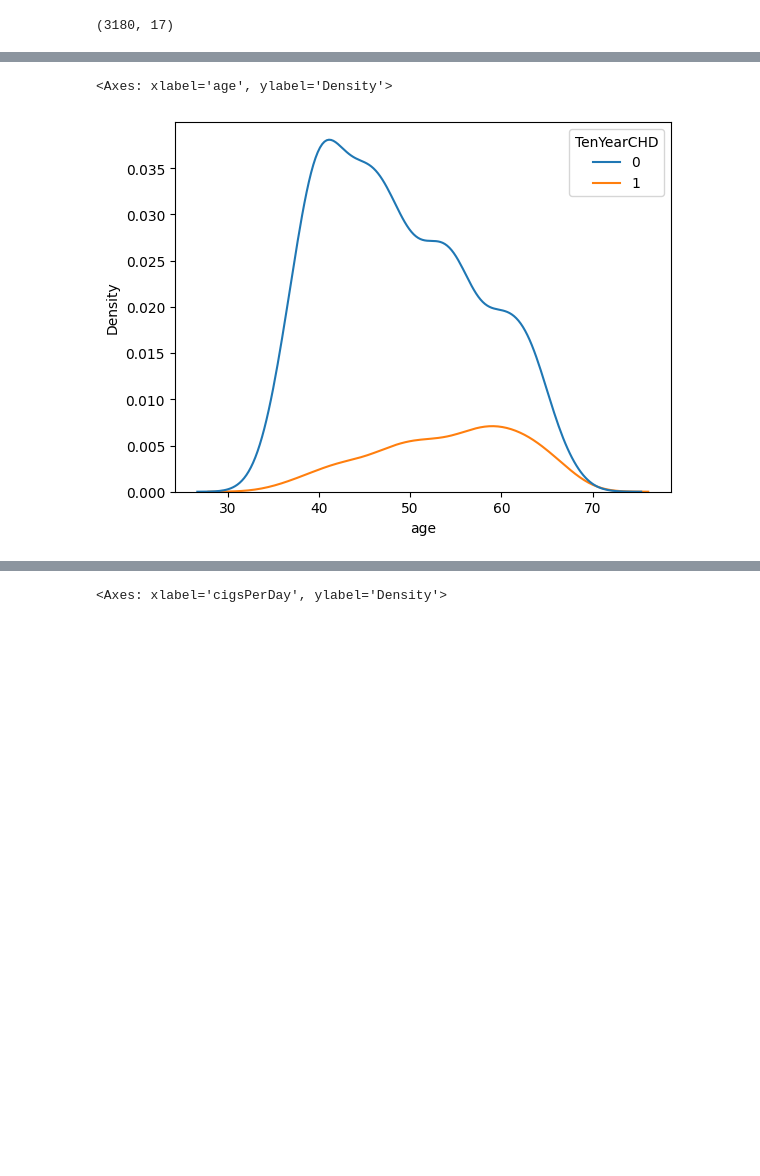
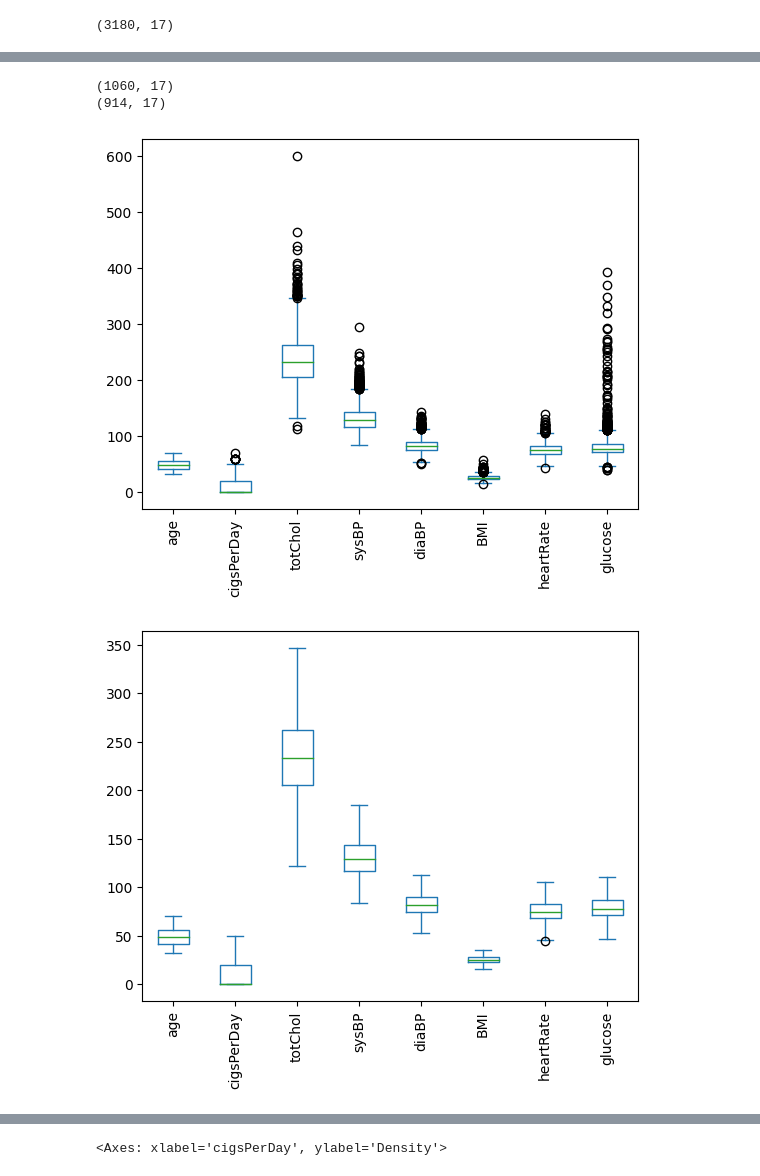
Before and after one commit to chrisjwkim/EDA, a Jupyter notebook: Project 2/project_chd.ipynb, the cells around one changed output, grey strips where cells are left out. Cells and saved outputs as stored; diff of their text form; code cells hidden in the pictures; blank space fills up the shorter version.

```diff
--- a/Project 2/project_chd.ipynb
+++ b/Project 2/project_chd.ipynb
@@ -41,10 +61,48 @@ print(df.head())
 # %%
 df_test = pd.read_csv("/content/DS-3001-Projects/Project 2/fhs_test.csv")
+print(df_test.shape)
 df_test = df_test.dropna()
+print(df_test.shape)
+# %% [output]
+(1060, 17)
+(914, 17)
-# %%
-# Visualize
-
-sns.kdeplot(data=df,x='age',hue='TenYearCHD')
-# %% [output]
-<Axes: xlabel='age', ylabel='Density'>
-[figure, removed]
+# %%
+numeric_only = df.loc[:,['age','cigsPerDay', 'totChol','sysBP',
+           'diaBP', 'BMI', 'heartRate', 'glucose']]
+numeric_only.plot.box()
+plt.xticks(rotation=90)
+plt.show()
+def winsorize(x):
+    # Convert from pd to np, if necessary:
+    if type(x) == 'pandas.core.series.Series':
+        x = x.to_numpy()
+    # Compute IQR and 25, 75 quantiles:
+    pct25, pct75 = np.percentile(x,[25,75])
+    iqr = pct75 - pct25
+    # Compute whiskers:
+    lower_whisker = pct25 - iqr*1.5
+    upper_whisker = pct75 + iqr*1.5
+    # Windorize x:
+    x_winsor = np.copy(x)
+    x_winsor[ x < lower_whisker ] = lower_whisker
+    x_winsor[ x > upper_whisker ] = upper_whisker
+    return(x_winsor)
+
+numeric_only['cigsPerDay'] = winsorize(numeric_only['cigsPerDay'])
+# sns.boxplot(x=numeric_only['glucose'])
+# plt.show()
+numeric_only['totChol'] = winsorize(numeric_only['totChol'])
+numeric_only['sysBP'] = winsorize(numeric_only['sysBP'])
+numeric_only['diaBP'] = winsorize(numeric_only['diaBP'])
+numeric_only['BMI'] = winsorize(numeric_only['BMI'])
+numeric_only['heartRate'] = winsorize(numeric_only['heartRate'])
+numeric_only['glucose'] = winsorize(numeric_only['glucose'])
+
+# sns.boxplot( winsorize(numeric_only['glucose']))
+# plt.show()
+numeric_only.plot.box()
+plt.xticks(rotation=90)
+plt.show()
+# %% [output]
+[figure, added]
+[figure, added]
```
Also changed, not shown: parts of 10 cells of this notebook.
